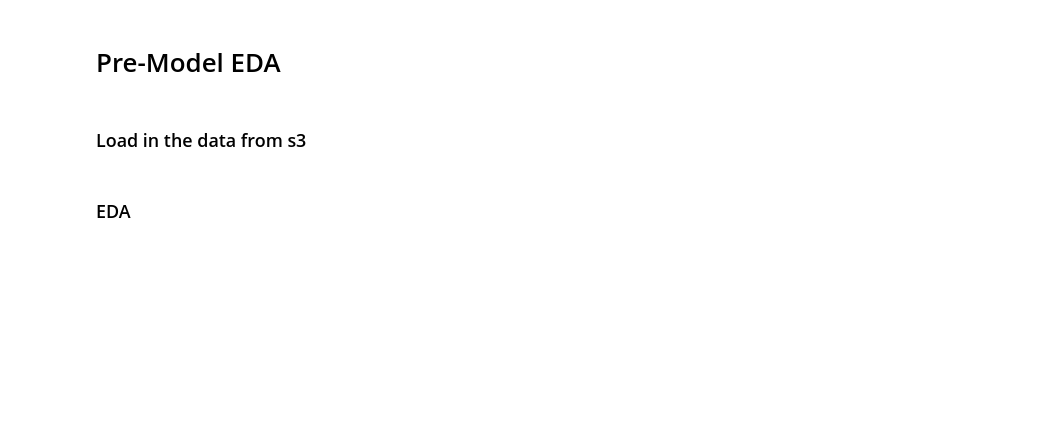
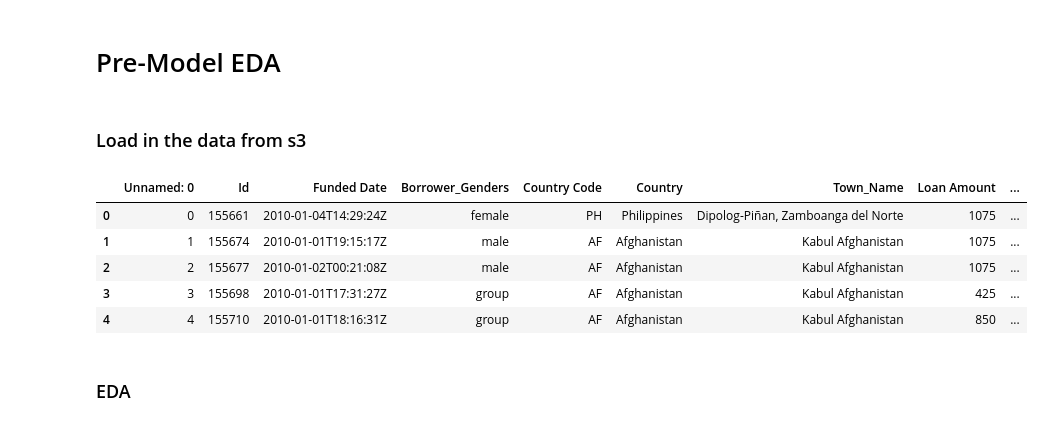
Before and after one commit to clcarver1130/dsi_capstone_project, a Jupyter notebook: notebooks/intial_eda.ipynb, the cells around one changed output. Cells and saved outputs as stored; diff of their text form; code cells hidden in the pictures; blank space fills up the shorter version.

```diff
--- a/notebooks/intial_eda.ipynb
+++ b/notebooks/intial_eda.ipynb
@@ -12,6 +12,15 @@ plt.style.use('seaborn-white')
 # %%
 # Load in data: df
 df = pd.read_csv('https://s3.amazonaws.com/clcarverloans/data/df_cleaned.csv')
+# %%
+df.head()
+# %% [output]
+|  | Unnamed: 0 | Id | Funded Date | Borrower_Genders | Country Code | Country | Town_Name | Loan Amount | ... |
+| 0 | 0 | 155661 | 2010-01-04T14:29:24Z | female | PH | Philippines | Dipolog-Piñan, Zamboanga del Norte | 1075 | ... |
+| 1 | 1 | 155674 | 2010-01-01T19:15:17Z | male | AF | Afghanistan | Kabul Afghanistan | 1075 | ... |
+| 2 | 2 | 155677 | 2010-01-02T00:21:08Z | male | AF | Afghanistan | Kabul Afghanistan | 1075 | ... |
+| 3 | 3 | 155698 | 2010-01-01T17:31:27Z | group | AF | Afghanistan | Kabul Afghanistan | 425 | ... |
+| 4 | 4 | 155710 | 2010-01-01T18:16:31Z | group | AF | Afghanistan | Kabul Afghanistan | 850 | ... |
 # %% [markdown]
 ### EDA
 # %%
```
Also changed, not shown: parts of 5 cells of this notebook, 2 other files.
